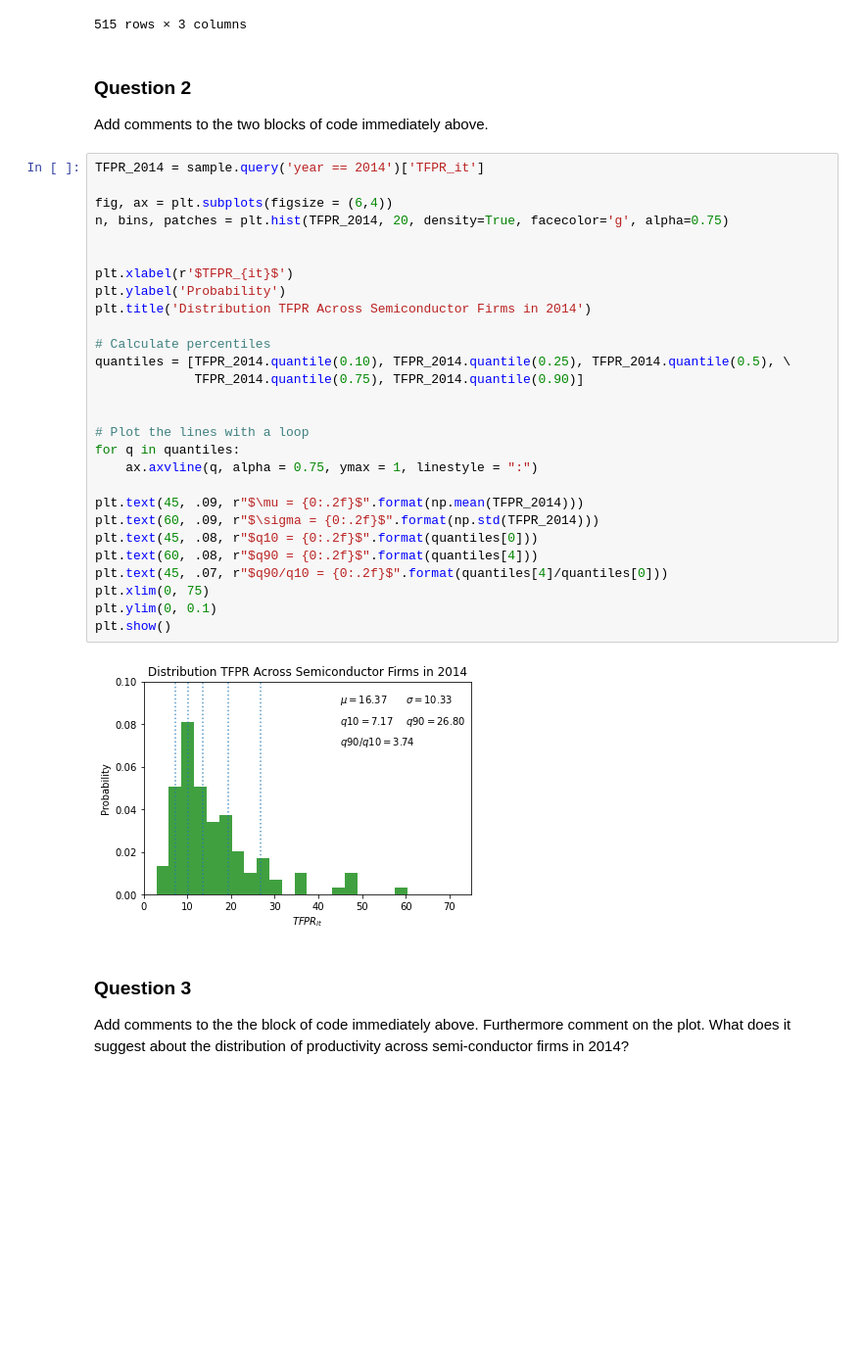
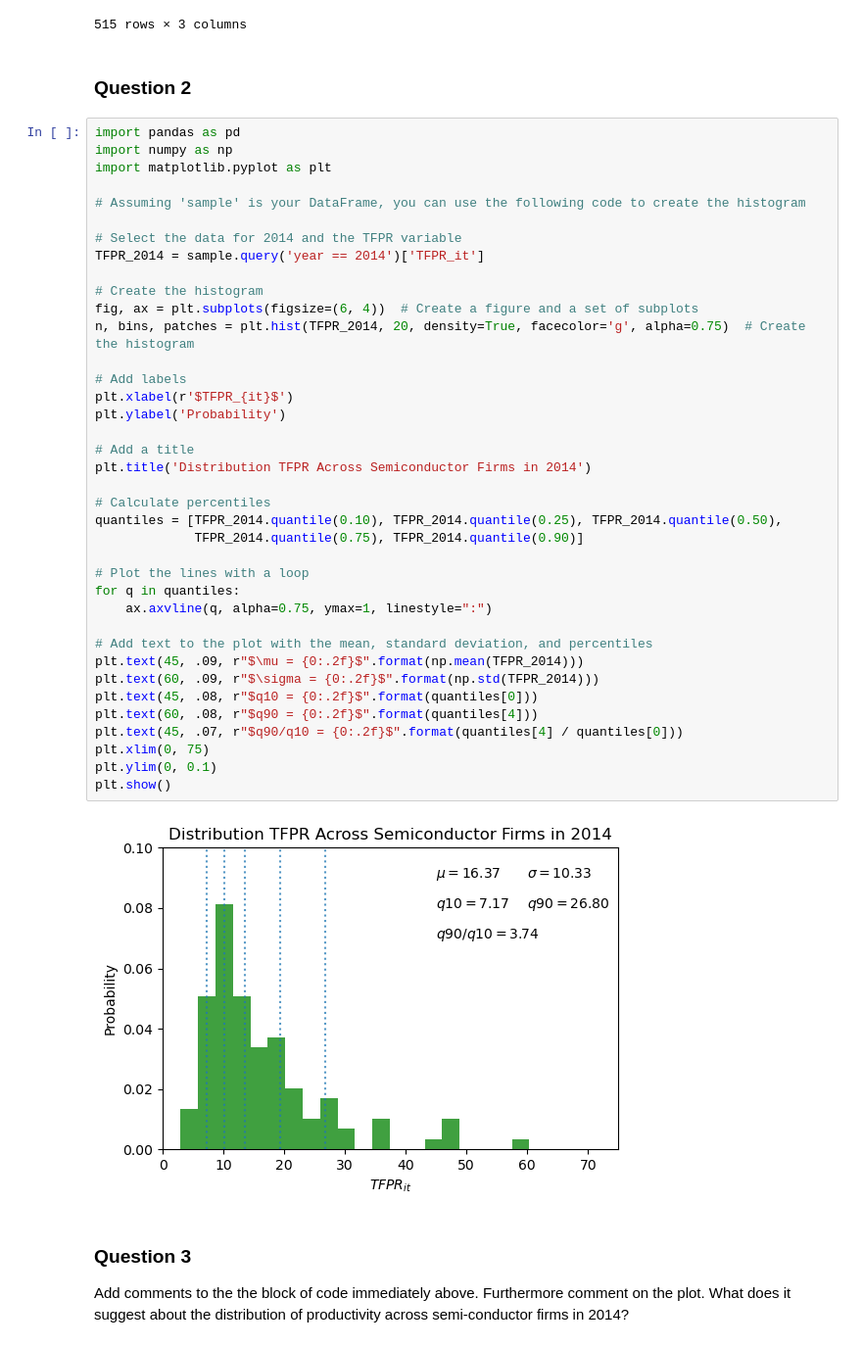
Before and after one commit to shylaatchison/Ec143_Spring2023, a Jupyter notebook: Problem_Sets/Problem_Set_4_Production_Functions.ipynb, the cells around one changed output. Shown: that part at 98% size. Cells and saved outputs as stored; diff of their text form; blank space fills up the shorter version.

```diff
--- a/Problem_Sets/Problem_Set_4_Production_Functions.ipynb
+++ b/Problem_Sets/Problem_Set_4_Production_Functions.ipynb
@@ -106,37 +106,46 @@ sample[['beta_it','beta_hat_t','TFPR_it']]
 515 rows × 3 columns
 # %% [markdown]
 ### Question 2
-Add comments to the two blocks of code immediately above.
-# %%
-TFPR_2014 = sample.query('year == 2014')['TFPR_it']
-
-fig, ax = plt.subplots(figsize = (6,4))
-n, bins, patches = plt.hist(TFPR_2014, 20, density=True, facecolor='g', alpha=0.75)
-
-
-plt.xlabel(r'$TFPR_{it}$')
-plt.ylabel('Probability')
-plt.title('Distribution TFPR Across Semiconductor Firms in 2014')
-
-# Calculate percentiles
-quantiles = [TFPR_2014.quantile(0.10), TFPR_2014.quantile(0.25), TFPR_2014.quantile(0.5), \
-             TFPR_2014.quantile(0.75), TFPR_2014.quantile(0.90)]
-
-
-# Plot the lines with a loop
-for q in quantiles:
-    ax.axvline(q, alpha = 0.75, ymax = 1, linestyle = ":")
-
-plt.text(45, .09, r"$\mu = {0:.2f}$".format(np.mean(TFPR_2014)))
-plt.text(60, .09, r"$\sigma = {0:.2f}$".format(np.std(TFPR_2014)))
-plt.text(45, .08, r"$q10 = {0:.2f}$".format(quantiles[0]))
-plt.text(60, .08, r"$q90 = {0:.2f}$".format(quantiles[4]))
-plt.text(45, .07, r"$q90/q10 = {0:.2f}$".format(quantiles[4]/quantiles[0]))
-plt.xlim(0, 75)
-plt.ylim(0, 0.1)
-plt.show()
-# %% [output]
-[figure, removed]
+# %%
+import pandas as pd
+import numpy as np
+import matplotlib.pyplot as plt
+
+# Assuming 'sample' is your DataFrame, you can use the following code to create the histogram
+
+# Select the data for 2014 and the TFPR variable
+TFPR_2014 = sample.query('year == 2014')['TFPR_it']
+
+# Create the histogram
+fig, ax = plt.subplots(figsize=(6, 4))  # Create a figure and a set of subplots
+n, bins, patches = plt.hist(TFPR_2014, 20, density=True, facecolor='g', alpha=0.75)  # Create the histogram
+
+# Add labels
+plt.xlabel(r'$TFPR_{it}$')
+plt.ylabel('Probability')
+
+# Add a title
+plt.title('Distribution TFPR Across Semiconductor Firms in 2014')
+
+# Calculate percentiles
+quantiles = [TFPR_2014.quantile(0.10), TFPR_2014.quantile(0.25), TFPR_2014.quantile(0.50),
+             TFPR_2014.quantile(0.75), TFPR_2014.quantile(0.90)]
+
+# Plot the lines with a loop
+for q in quantiles:
+    ax.axvline(q, alpha=0.75, ymax=1, linestyle=":")
+
+# Add text to the plot with the mean, standard deviation, and percentiles
+plt.text(45, .09, r"$\mu = {0:.2f}$".format(np.mean(TFPR_2014)))
+plt.text(60, .09, r"$\sigma = {0:.2f}$".format(np.std(TFPR_2014)))
+plt.text(45, .08, r"$q10 = {0:.2f}$".format(quantiles[0]))
+plt.text(60, .08, r"$q90 = {0:.2f}$".format(quantiles[4]))
+plt.text(45, .07, r"$q90/q10 = {0:.2f}$".format(quantiles[4] / quantiles[0]))
+plt.xlim(0, 75)
+plt.ylim(0, 0.1)
+plt.show()
+# %% [output]
+[figure, added]
 # %% [markdown]
 ### Question 3
 Add comments to the the block of code immediately above. Furthermore comment on the plot. What does it suggest about the distribution of productivity across semi-conductor firms in 2014?
```
Also changed, not shown: parts of 1 cell of this notebook.
